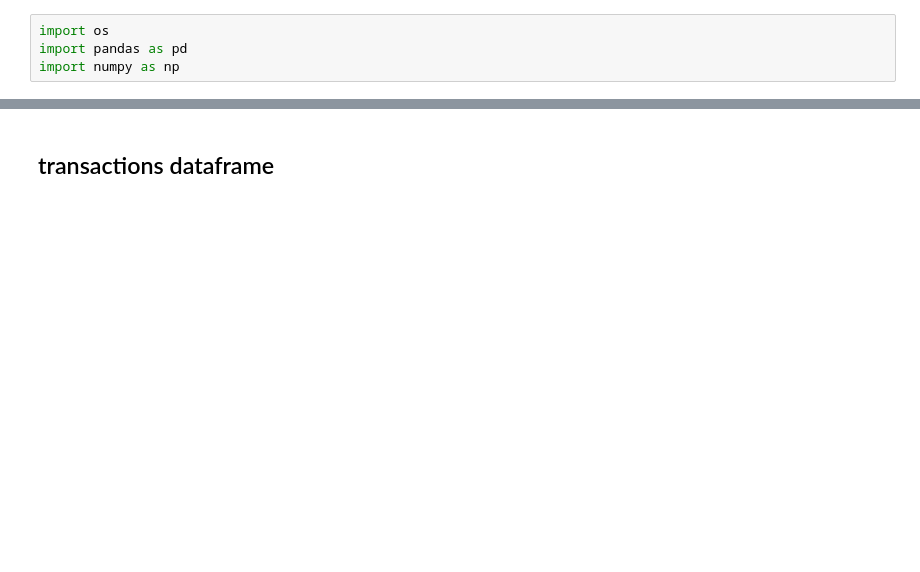
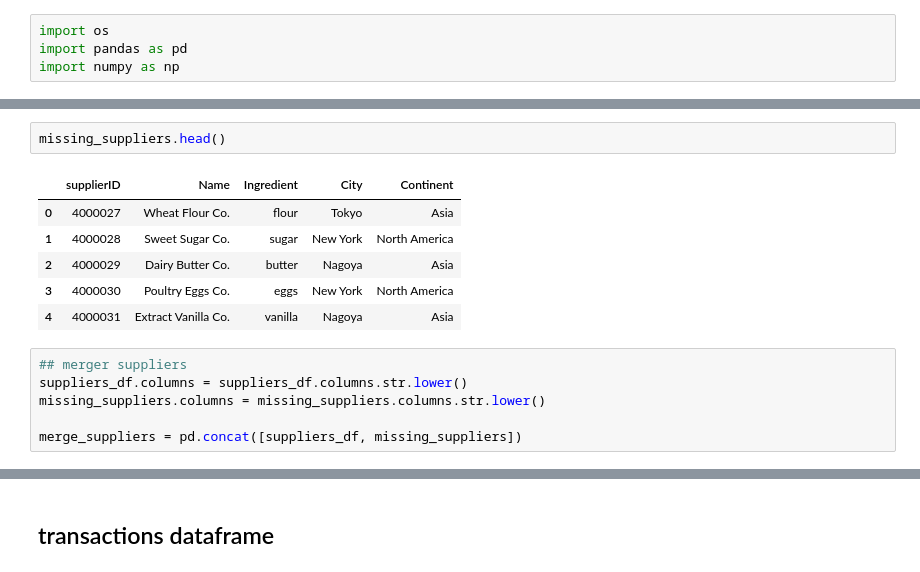
Before and after one commit to jobktny/project-sql-agent, a Jupyter notebook: services/database/preprocess_data.ipynb, the cells around one changed output, grey strips where cells are left out. Cells and saved outputs as stored; diff of their text form; blank space fills up the shorter version.

```diff
--- a/services/database/preprocess_data.ipynb
+++ b/services/database/preprocess_data.ipynb
@@ -82,0 +19,15 @@ dtype: int64
+# %%
+missing_suppliers.head()
+# %% [output]
+|  | supplierID | Name | Ingredient | City | Continent |
+| 0 | 4000027 | Wheat Flour Co. | flour | Tokyo | Asia |
+| 1 | 4000028 | Sweet Sugar Co. | sugar | New York | North America |
+| 2 | 4000029 | Dairy Butter Co. | butter | Nagoya | Asia |
+| 3 | 4000030 | Poultry Eggs Co. | eggs | New York | North America |
+| 4 | 4000031 | Extract Vanilla Co. | vanilla | Nagoya | Asia |
+# %%
+## merger suppliers
+suppliers_df.columns = suppliers_df.columns.str.lower()
+missing_suppliers.columns = missing_suppliers.columns.str.lower()
+
+merge_suppliers = pd.concat([suppliers_df, missing_suppliers])
```
Also changed, not shown: parts of 24 cells of this notebook, 39 other files.
